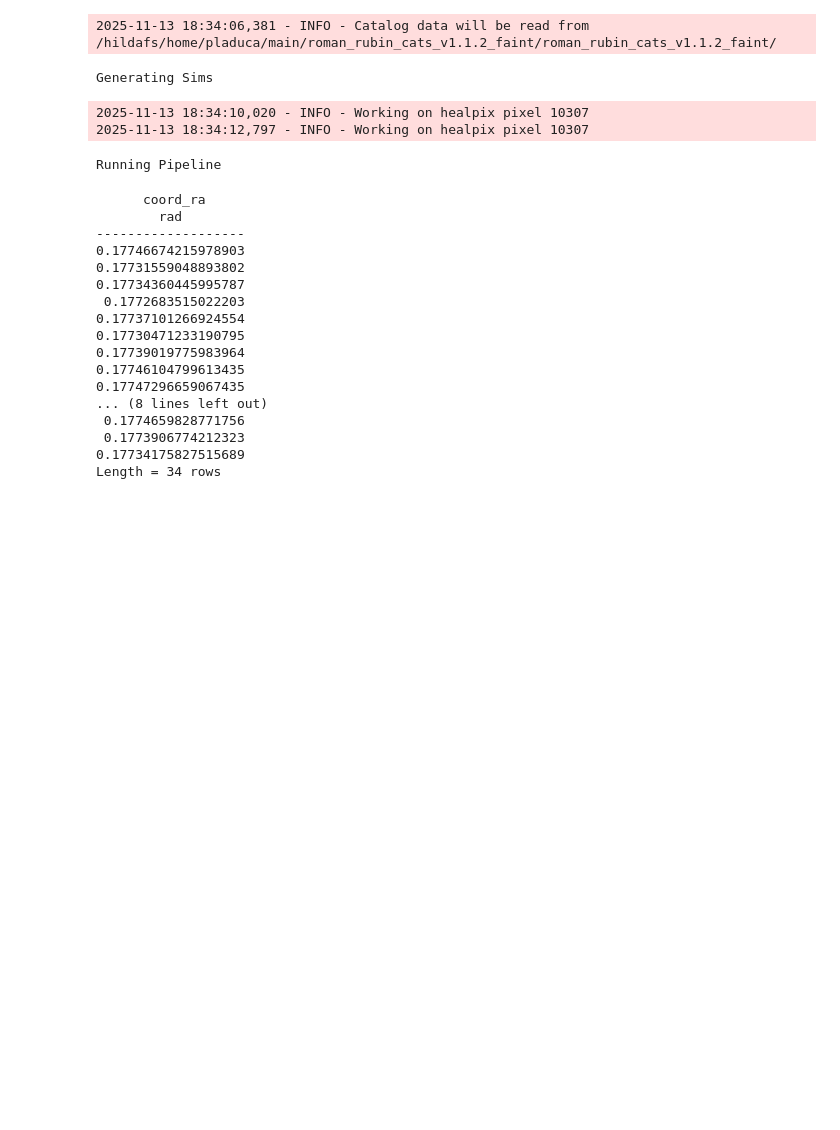
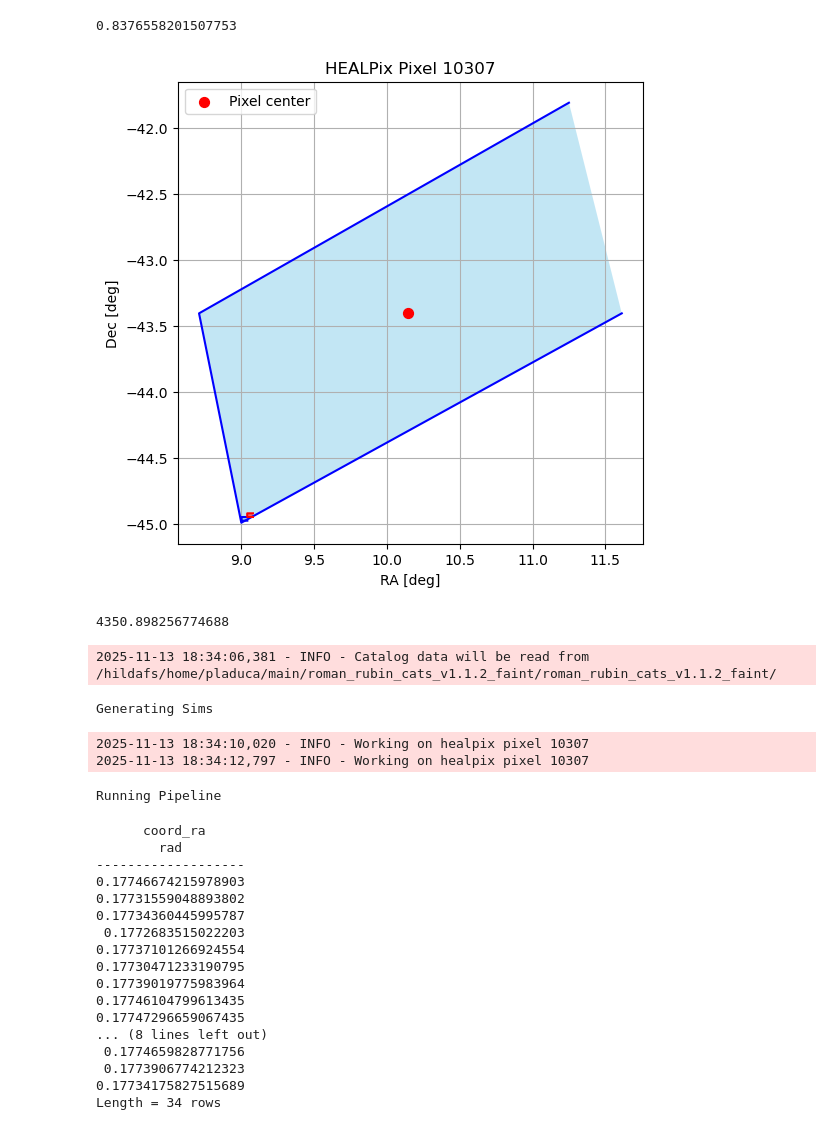
Before and after one commit to philipladuca24/LSST-SimCatVal, a Jupyter notebook: LSST-SimCatVal/testing.ipynb, the cells around one changed output. Saved outputs shown, nothing was run; the diff lists cells and outputs as text; code cells hidden in the pictures; blank space fills up the shorter version.

```diff
--- a/LSST-SimCatVal/testing.ipynb
+++ b/LSST-SimCatVal/testing.ipynb
@@ -2,0 +6,4 @@
+# %%
+theta, phi = hp.pix2ang(32, 10307)
+ra_cen = np.degrees(phi)
+dec_cen = np.degrees(0.5 * np.pi - theta)
@@ -3,3 +121,40 @@
+# %%
+radius = 500
+buffer = 100
+vertices = hp.boundaries(nside, pix, step=1)  # shape (3, n_vertices)
+x, y, z = vertices
+theta = np.arccos(z)           # polar angle (0=North pole)
+phi = np.arctan2(y, x)         # azimuthal angle
+ra = np.degrees(phi)            # 0-360 degrees
+ra = np.mod(ra, 360)           # ensure within 0-360
+dec = 90 - np.degrees(theta)
+
+print(np.cos(np.mean(dec)))
+
+
+plt.figure(figsize=(6,6))
+plt.plot(ra, dec, 'b-')  # pixel edges
+plt.fill(ra, dec, 'skyblue', alpha=0.5)  # optional: fill pixel
+plt.scatter([np.mean(ra)], [np.mean(dec)], color='red', s=50, label='Pixel center')  # center
+# plt.pcolormesh(x1, y1, np.ones((len(x1),len(y1))))
+plt.plot(vertices2[:,0], vertices2[:,1], 'b-')  # pixel edges
+plt.fill(vertices2[:,0], vertices2[:,1], 'skyblue', alpha=0.5)
+plt.plot(vertices1[:,0], vertices1[:,1], 'r-')  # pixel edges
+plt.fill(vertices1[:,0], vertices1[:,1], 'red', alpha=0.5)
+plt.xlabel("RA [deg]")
+plt.ylabel("Dec [deg]")
+plt.title(f"HEALPix Pixel {pix}")
+plt.legend()
+plt.grid(True)
+plt.show()
+# %% [output]
+0.8376558201507753
+[figure, added]
+# %%
+area = hp.pixelfunc.nside2pixarea(32, True)
+print((area * 3600**2/ (0.2**2)) / 500**2)
+# %% [output]
+4350.898256774688
 # %%
 from main import SimCatVal
 afw_img, cat, match, area = SimCatVal('/hildafs/home/pladuca/main/skyCatalog.yaml',250, 'i', 50, 0.7, 0.1, 30, True)
```
Also changed, not shown: parts of 11 cells of this notebook, 4 other files.
